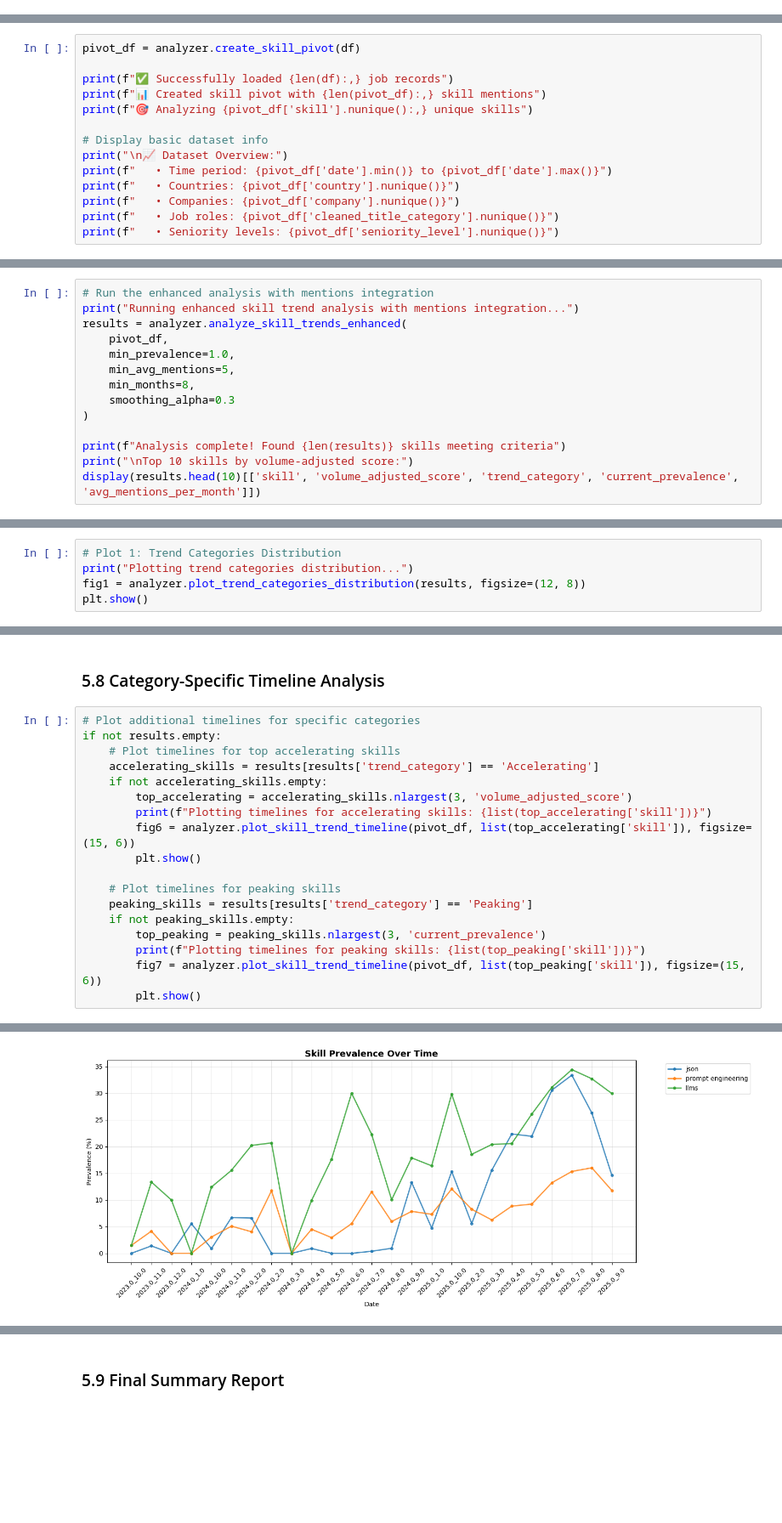
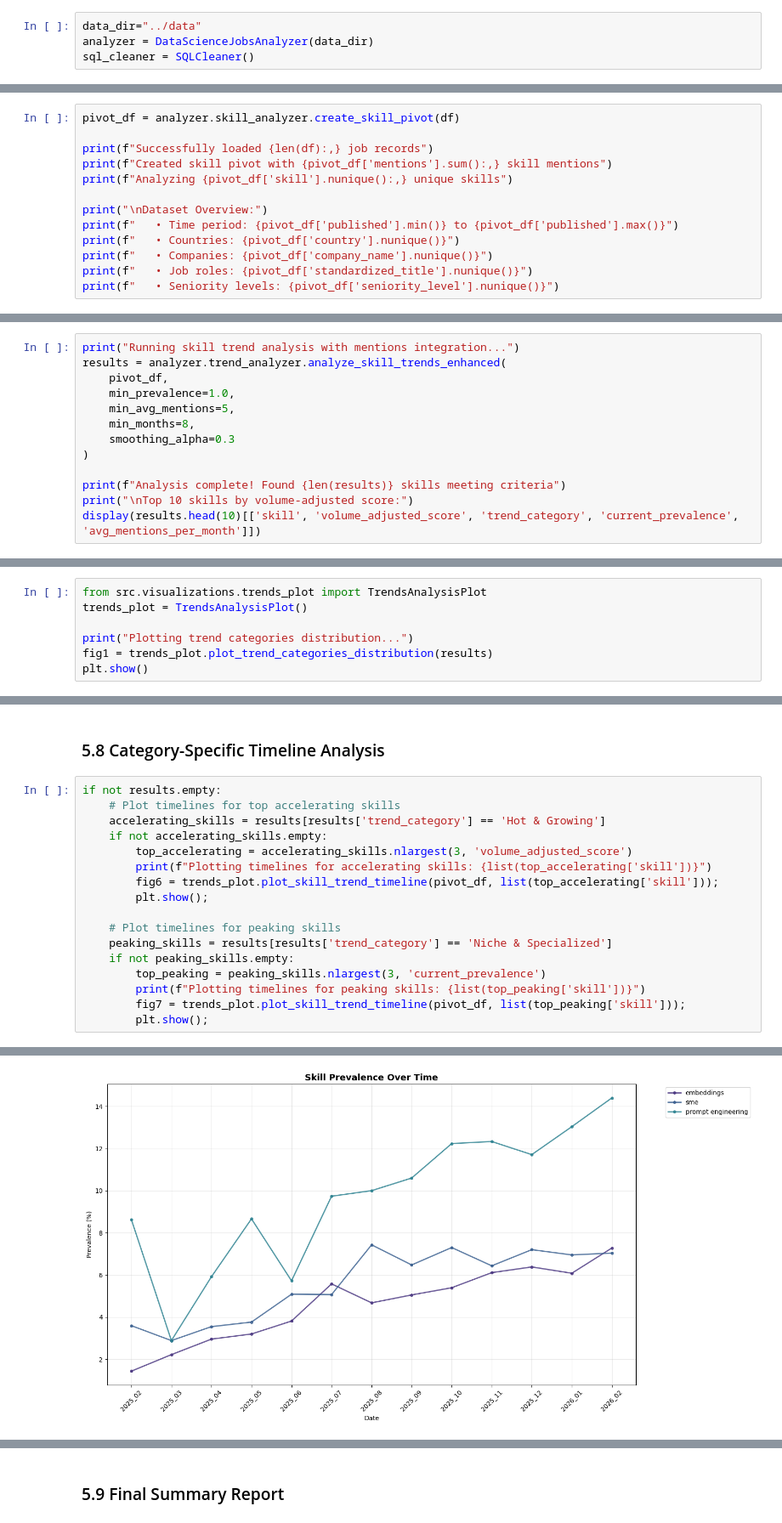
Before and after one commit to Mayenmein/skillhub, a Jupyter notebook: notebooks/03 analysis.ipynb, the cells around one changed output, grey strips where cells are left out. Shown at 85% size. Drawn from its saved outputs; the diff is of its cells as text; blank space fills up the shorter version.

```diff
--- a/notebooks/03 analysis.ipynb
+++ b/notebooks/03 analysis.ipynb
@@ -59,3 +41,7 @@ ecosystem_analyzer = EcosystemAnalyzer(data_dir)
+# %%
+data_dir="../data"
+analyzer = DataScienceJobsAnalyzer(data_dir)
+sql_cleaner = SQLCleaner()
 # %% [markdown]
 ### 1.2 Load and Prepare Data
 Load the pre-processed dataset containing job market information.
@@ -87,15 +71,14 @@ memory usage: 1.5+ MB
 # %%
-pivot_df = analyzer.create_skill_pivot(df)
+pivot_df = analyzer.skill_analyzer.create_skill_pivot(df)
 
-print(f"✅ Successfully loaded {len(df):,} job records")
-print(f"📊 Created skill pivot with {len(pivot_df):,} skill mentions")
-print(f"🎯 Analyzing {pivot_df['skill'].nunique():,} unique skills")
+print(f"Successfully loaded {len(df):,} job records")
+print(f"Created skill pivot with {pivot_df['mentions'].sum():,} skill mentions")
+print(f"Analyzing {pivot_df['skill'].nunique():,} unique skills")
 
-# Display basic dataset info
-print("\n📈 Dataset Overview:")
-print(f"   • Time period: {pivot_df['date'].min()} to {pivot_df['date'].max()}")
+print("\nDataset Overview:")
+print(f"   • Time period: {pivot_df['published'].min()} to {pivot_df['published'].max()}")
 print(f"   • Countries: {pivot_df['country'].nunique()}")
-print(f"   • Companies: {pivot_df['company'].nunique()}")
-print(f"   • Job roles: {pivot_df['cleaned_title_category'].nunique()}")
+print(f"   • Companies: {pivot_df['company_name'].nunique()}")
+print(f"   • Job roles: {pivot_df['standardized_title'].nunique()}")
 print(f"   • Seniority levels: {pivot_df['seniority_level'].nunique()}")
 # %% [output]
@@ -309,9 +317,8 @@ print("• Role-specific specializations are evident")
 # %% [markdown]
 ## 5. Enhanced Skill Trend Analysis Execution
 # %%
-# Run the enhanced analysis with mentions integration
-print("Running enhanced skill trend analysis with mentions integration...")
-results = analyzer.analyze_skill_trends_enhanced(
+print("Running skill trend analysis with mentions integration...")
+results = analyzer.trend_analyzer.analyze_skill_trends_enhanced(
     pivot_df,
     min_prevalence=1.0,
     min_avg_mentions=5,
@@ -341,9 +348,11 @@ Top 10 skills by volume-adjusted score:
 # %% [markdown]
 ### 5.1 Plot Trend Categories Distribution
 # %%
-# Plot 1: Trend Categories Distribution
+from src.visualizations.trends_plot import TrendsAnalysisPlot
+trends_plot = TrendsAnalysisPlot()
+
 print("Plotting trend categories distribution...")
-fig1 = analyzer.plot_trend_categories_distribution(results, figsize=(12, 8))
+fig1 = trends_plot.plot_trend_categories_distribution(results)
 plt.show()
 # %% [output]
 Plotting trend categories distribution...
@@ -471,21 +432,20 @@ Enhanced Top 10 (by volume-adjusted score):
 # %% [markdown]
 ### 5.8 Category-Specific Timeline Analysis
 # %%
-# Plot additional timelines for specific categories
 if not results.empty:
     # Plot timelines for top accelerating skills
-    accelerating_skills = results[results['trend_category'] == 'Accelerating']
+    accelerating_skills = results[results['trend_category'] == 'Hot & Growing']
     if not accelerating_skills.empty:
         top_accelerating = accelerating_skills.nlargest(3, 'volume_adjusted_score')
         print(f"Plotting timelines for accelerating skills: {list(top_accelerating['skill'])}")
-        fig6 = analyzer.plot_skill_trend_timeline(pivot_df, list(top_accelerating['skill']), figsize=(15, 6))
-        plt.show()
+        fig6 = trends_plot.plot_skill_trend_timeline(pivot_df, list(top_accelerating['skill']));
+        plt.show();
 
     # Plot timelines for peaking skills
-    peaking_skills = results[results['trend_category'] == 'Peaking']
+    peaking_skills = results[results['trend_category'] == 'Niche & Specialized']
     if not peaking_skills.empty:
         top_peaking = peaking_skills.nlargest(3, 'current_prevalence')
         print(f"Plotting timelines for peaking skills: {list(top_peaking['skill'])}")
-        fig7 = analyzer.plot_skill_trend_timeline(pivot_df, list(top_peaking['skill']), figsize=(15, 6))
-        plt.show()
+        fig7 = trends_plot.plot_skill_trend_timeline(pivot_df, list(top_peaking['skill']));
+        plt.show();
 # %% [output]
@@ -493 +460 @@ Plotting timelines for accelerating skills: ['json', 'prompt engineering', 'llms
-[figure, old version]
+[figure, new version]
```
Also changed, not shown: parts of 31 cells of this notebook, 4 other files.
